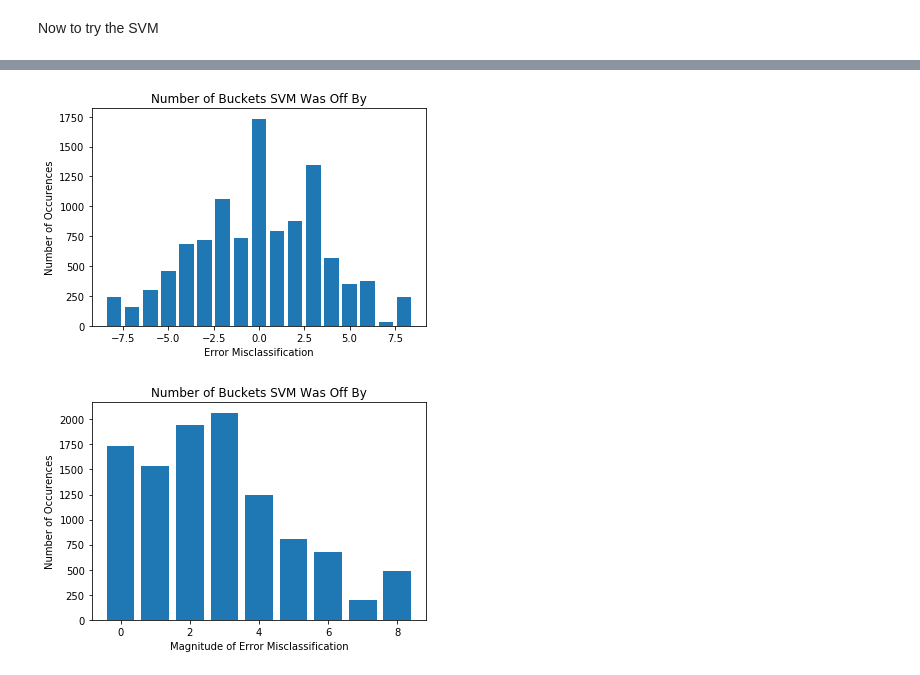
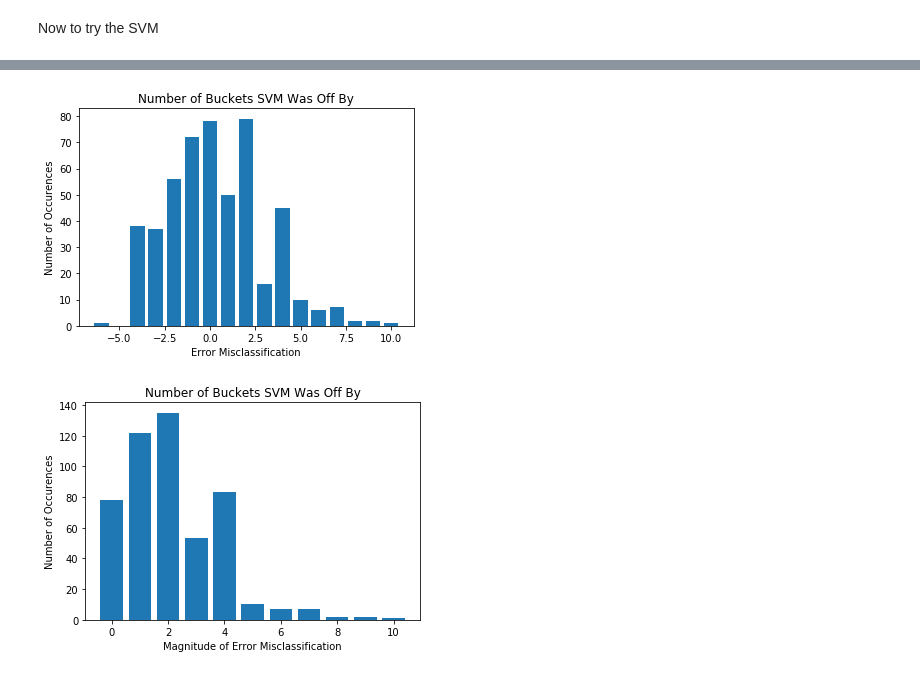
Before and after one commit to 09jvilla/salary-predict, a Jupyter notebook: bow_visualizations.ipynb, the cells around one changed output, grey strips where cells are left out. Saved outputs shown, nothing was run; the diff lists cells and outputs as text; code cells hidden in the pictures.

```diff
--- a/bow_visualizations.ipynb
+++ b/bow_visualizations.ipynb
@@ -13,13 +13,13 @@ dataset_dictionary = {}
 header_index = {}
 
 #seed_val = 126
-seed_val = 146
+seed_val = 1991
 
 #datatype = ["int", "int", "str", "str", "str", "int", "int", "str", "str", "str", "int", "int", "bool", "bool", "str", "str", "bool", "int", "str", "str"]
 catch_outlier=True
 
 #with open('data/train.csv') as csv_file:
-with open('data/cleaned_data_engineers_only.csv') as csv_file:
+with open('data/cleaned_data_ENG.csv') as csv_file:
     csv_reader = csv.reader(csv_file, delimiter=',' )
     line_count = 0
     for row in csv_reader:
@@ -121,7 +121,8 @@ X = vectorizer.fit_transform(dataset_strings)
 
 #print(vectorizer.get_feature_names() )
 print(X.shape)
-
+print("Num features: ")
+print(len(vectorizer.get_feature_names()))
 
 ##train test split
 salary_options = ["avg_salary", "min_salary", "max_salary"]
@@ -134,15 +135,15 @@ for sal_in in range(len(dataset_dictionary["min_salary"])):
 
 
 for el in salary_options:
-    X_train, X_test, y_train, y_test = train_test_split( X, dataset_dictionary[el] , random_state=seed_val, test_size=250)
+    X_train, X_test, y_train, y_test = train_test_split( X, dataset_dictionary[el] , random_state=seed_val, test_size=500)
     salary_model_data[el] = {}
     salary_model_data[el]["X_train"] = X_train
     salary_model_data[el]["X_test"] = X_test
     salary_model_data[el]["y_train"] = y_train
     salary_model_data[el]["y_test"] = y_test
 
-    salary_model_data[el]["regressor"] = LinearRegression(fit_intercept=True)
-    #salary_model_data[el]["regressor"] = Ridge(fit_intercept=True)
+    #salary_model_data[el]["regressor"] = LinearRegression(fit_intercept=True)
+    salary_model_data[el]["regressor"] = Ridge(fit_intercept=True)
     #salary_model_data[el]["regressor"] = Lasso(max_iter=5000, alpha=1.0, fit_intercept=True)
     #salary_model_data[el]["regressor"] = LassoCV(cv=20, max_iter=5000, fit_intercept=True)
 
@@ -369,36 +446,36 @@ max_salary test accuracy: 0.18
 # %%
 import numpy as np
 #Lets look at how far we are off
-Y_train =  salary_model_data["max_salary"]["y_train_bucket"]
-Y_train_pred =  salary_model_data["max_salary"]["svm_train_pred"]
+Y_train =  salary_model_data["min_salary"]["y_test_bucket"]
+Y_train_pred =  salary_model_data["min_salary"]["svm_test_pred"]
 
 dif_matrix = Y_train - Y_train_pred
 unique, counts = np.unique(dif_matrix, return_counts=True)
 my_class_counts = dict(zip(unique, counts))
 
 dif_matrix_abs = np.abs(dif_matrix)
 unique, counts = np.unique(dif_matrix_abs, return_counts=True)
 my_class_counts_abs = dict(zip(unique, counts))
 
 x_count = [int(v) for v in my_class_counts.keys()]
 y_count = [my_class_counts[v] for v in my_class_counts.keys()]
 
 x_count_abs = [int(v) for v in my_class_counts_abs.keys()]
 y_count_abs = [my_class_counts_abs[v] for v in my_class_counts_abs.keys()]
 
 plt.clf()
 plt.bar(x_count,y_count)
 plt.xlabel('Error Misclassification')
 plt.ylabel('Number of Occurences')
 plt.title('Number of Buckets SVM Was Off By')
 plt.show()
 
 plt.clf()
 plt.bar(x_count_abs,y_count_abs)
 plt.xlabel('Magnitude of Error Misclassification')
 plt.ylabel('Number of Occurences')
 plt.title('Number of Buckets SVM Was Off By')
 plt.show()
 # %% [output]
-[figure, old version]
+[figure, new version]
-[figure, old version]
+[figure, new version]
```
Also changed, not shown: parts of 9 cells of this notebook, 7 other files.
